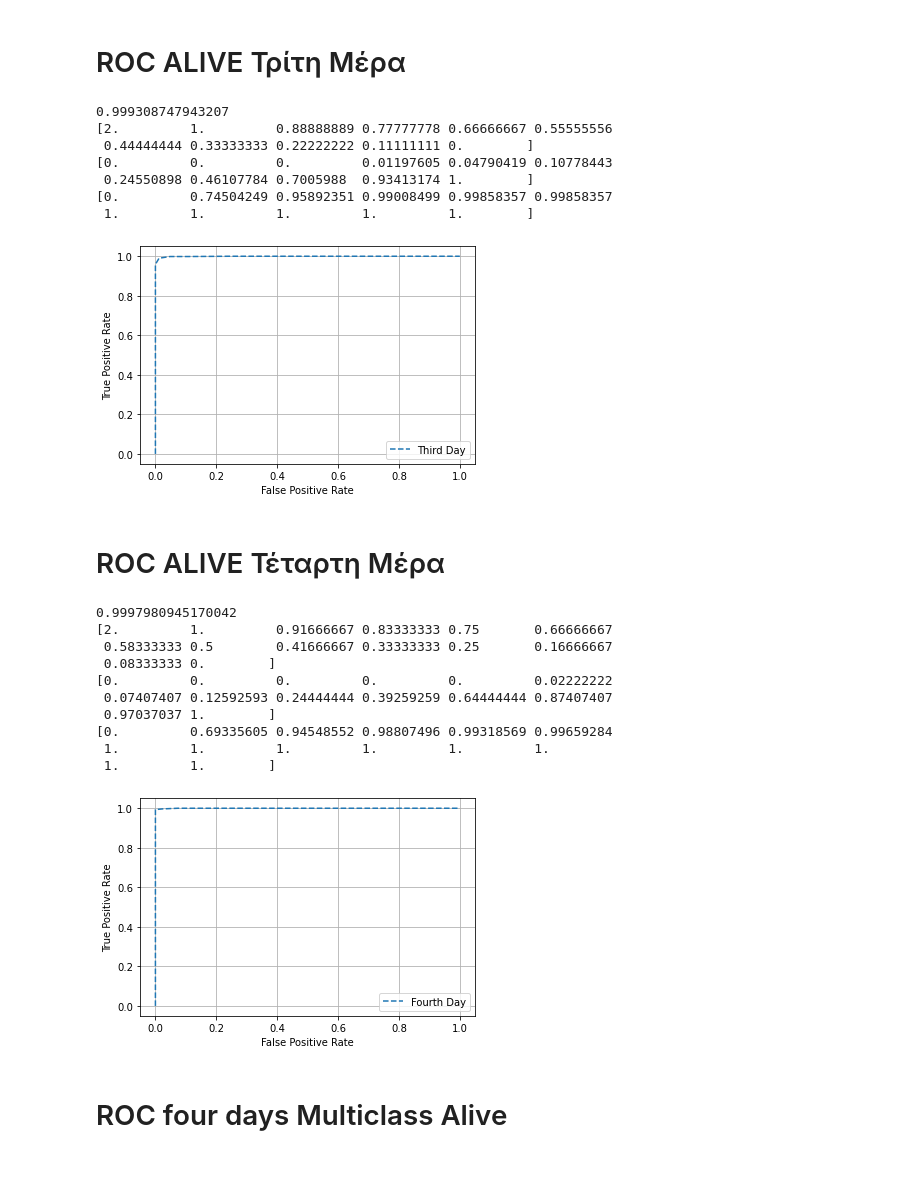
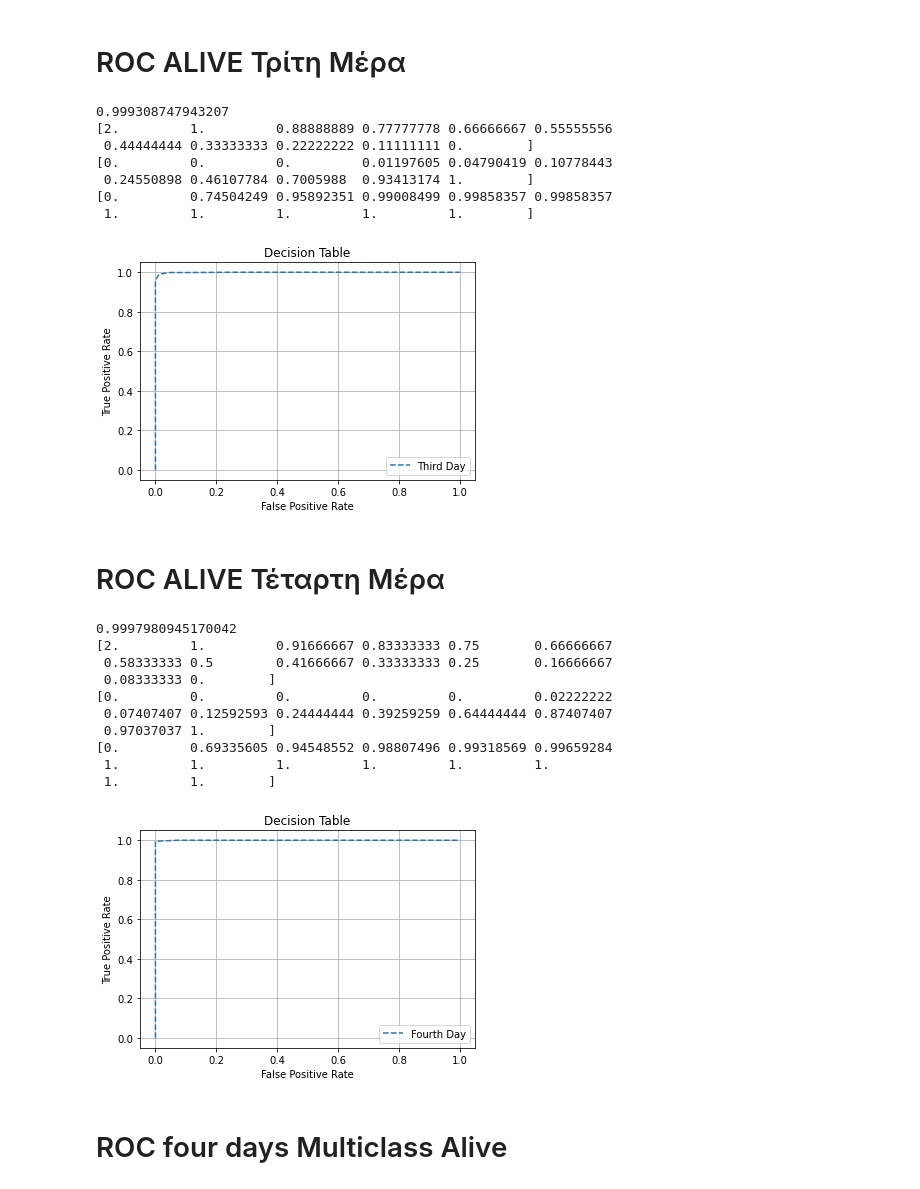
Before and after one commit to DimopDim/MimicIV, a Jupyter notebook: New_Code/07_02_ROC_Decision_Table.ipynb, the cells around one changed output. Drawn from its saved outputs; the diff is of its cells as text; code cells hidden in the pictures.

```diff
--- a/New_Code/07_02_ROC_Decision_Table.ipynb
+++ b/New_Code/07_02_ROC_Decision_Table.ipynb
@@ -132,25 +136,27 @@ pyplot.show()
 # %%
 print(roc_auc_score(ground_truth_alive3, prob_alive3))
 fpr3, tpr3, thresholds3 = roc_curve(ground_truth_alive3, prob_alive3)
 pyplot.plot(fpr3, tpr3, linestyle='--', label='Third Day')
 
 pyplot.xlabel('False Positive Rate') # Εκτυπώνει τον τίτλο του Χ
 pyplot.ylabel('True Positive Rate') # Εκτυπώνει τον τίτλο του Υ
 pyplot.legend() #Εκτυπώνει το label
 pyplot.grid(True) # Εκτυπώνει τα τετράγωνα
+pyplot.title("Decision Table")
+
 print(thresholds3)
 print(fpr3)
 print(tpr3)
 pyplot.show()
 # %% [output]
 0.999308747943207
 [2.         1.         0.88888889 0.77777778 0.66666667 0.55555556
  0.44444444 0.33333333 0.22222222 0.11111111 0.        ]
 [0.         0.         0.         0.01197605 0.04790419 0.10778443
  0.24550898 0.46107784 0.7005988  0.93413174 1.        ]
 [0.         0.74504249 0.95892351 0.99008499 0.99858357 0.99858357
  1.         1.         1.         1.         1.        ]
-[figure, old version]
+[figure, new version]
 # %% [markdown]
 # ROC ALIVE Τέταρτη Μέρα
 # %%
@@ -162,6 +168,7 @@ pyplot.xlabel('False Positive Rate') # Εκτυπώνει τον τίτλο το
 pyplot.ylabel('True Positive Rate') # Εκτυπώνει τον τίτλο του Υ
 pyplot.legend() #Εκτυπώνει το label
 pyplot.grid(True) # Εκτυπώνει τα τετράγωνα
+pyplot.title("Decision Table")
 print(thresholds4)
 print(fpr4)
 print(tpr4)
@@ -177,7 +184,7 @@ pyplot.show()
 [0.         0.69335605 0.94548552 0.98807496 0.99318569 0.99659284
  1.         1.         1.         1.         1.         1.
  1.         1.        ]
-[figure, old version]
+[figure, new version]
 # %% [markdown]
 # ROC four days Multiclass Alive
 # %%
```
Also changed, not shown: parts of 8 cells of this notebook, 1 other file.
